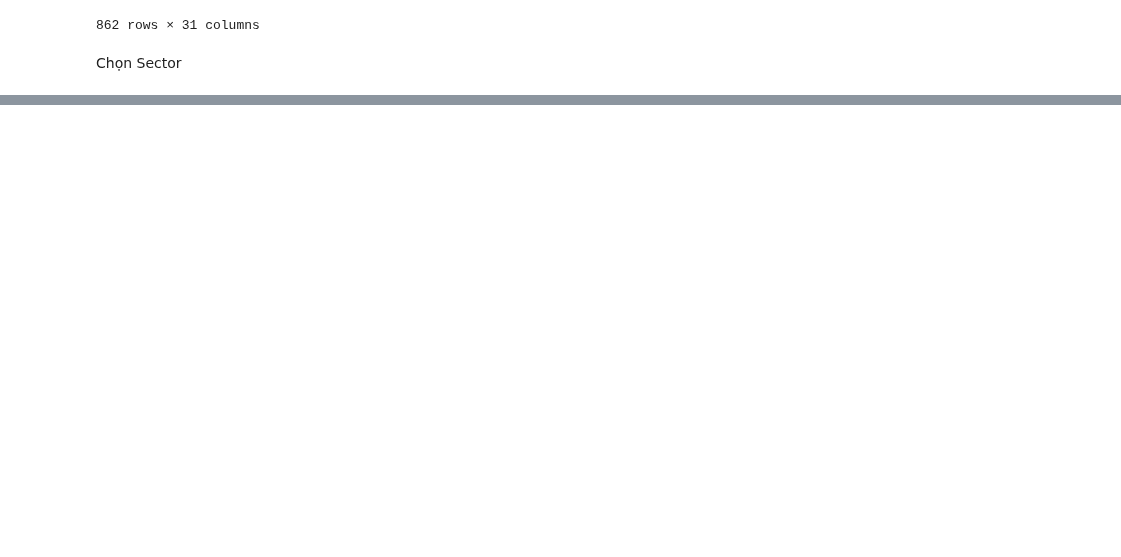
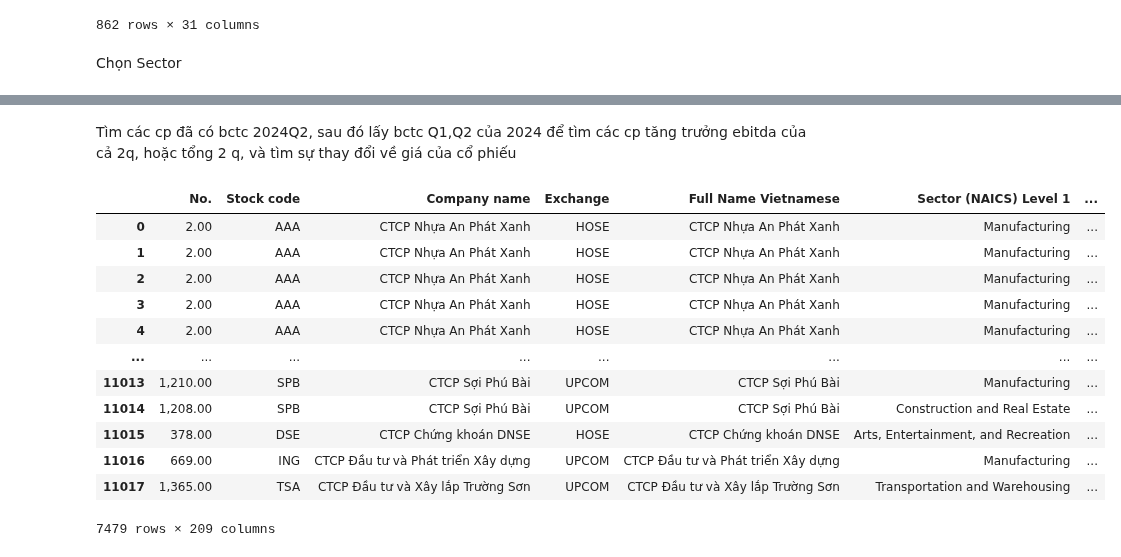
Before and after one commit to mrtotet/Statement_analyst_all_3, a Jupyter notebook: notebooks/data_from_vietstock/analyst.ipynb, the cells around one changed output, grey strips where cells are left out. Cells and saved outputs as stored; diff of their text form; code cells hidden in the pictures; blank space fills up the shorter version.

```diff
--- a/notebooks/data_from_vietstock/analyst.ipynb
+++ b/notebooks/data_from_vietstock/analyst.ipynb
@@ -237,0 +256,23 @@ Choose_sector_detailview
+# %% [markdown]
+Tìm các cp đã có bctc 2024Q2, sau đó lấy bctc Q1,Q2 của 2024 để tìm các cp tăng trưởng ebitda của cả 2q, hoặc tổng 2 q, và tìm sự thay đổi về giá của cổ phiếu
+# %%
+# Tìm các 'stock code' có 'Year_Q' là '2024Q2' và
+valid_stock_codes = BCTC[BCTC['Year_Q'] == '2024Q2']['Stock code'].unique()
+
+# Lọc các hàng dựa trên các 'stock code' đã tìm thấy
+BCTC_2024Q2_filtered = BCTC[BCTC['Stock code'].isin(valid_stock_codes)]
+BCTC_2024Q2_filtered
+# %% [output]
+|  | No. | Stock code | Company name | Exchange | Full Name Vietnamese | Sector (NAICS) Level 1 | ... |
+| 0 | 2.00 | AAA | CTCP Nhựa An Phát Xanh | HOSE | CTCP Nhựa An Phát Xanh | Manufacturing | ... |
+| 1 | 2.00 | AAA | CTCP Nhựa An Phát Xanh | HOSE | CTCP Nhựa An Phát Xanh | Manufacturing | ... |
+| 2 | 2.00 | AAA | CTCP Nhựa An Phát Xanh | HOSE | CTCP Nhựa An Phát Xanh | Manufacturing | ... |
+| 3 | 2.00 | AAA | CTCP Nhựa An Phát Xanh | HOSE | CTCP Nhựa An Phát Xanh | Manufacturing | ... |
+| 4 | 2.00 | AAA | CTCP Nhựa An Phát Xanh | HOSE | CTCP Nhựa An Phát Xanh | Manufacturing | ... |
+| ... | ... | ... | ... | ... | ... | ... | ... |
+| 11013 | 1,210.00 | SPB | CTCP Sợi Phú Bài | UPCOM | CTCP Sợi Phú Bài | Manufacturing | ... |
+| 11014 | 1,208.00 | SPB | CTCP Sợi Phú Bài | UPCOM | CTCP Sợi Phú Bài | Construction and Real Estate | ... |
+| 11015 | 378.00 | DSE | CTCP Chứng khoán DNSE | HOSE | CTCP Chứng khoán DNSE | Arts, Entertainment, and Recreation | ... |
+| 11016 | 669.00 | ING | CTCP Đầu tư và Phát triển Xây dựng | UPCOM | CTCP Đầu tư và Phát triển Xây dựng | Manufacturing | ... |
+| 11017 | 1,365.00 | TSA | CTCP Đầu tư và Xây lắp Trường Sơn | UPCOM | CTCP Đầu tư và Xây lắp Trường Sơn | Transportation and Warehousing | ... |
+7479 rows × 209 columns
```
Also changed, not shown: parts of 1 cell of this notebook.
